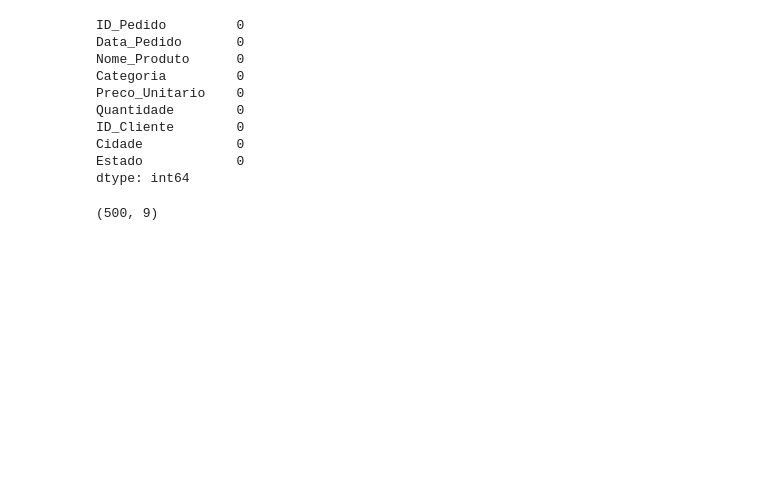
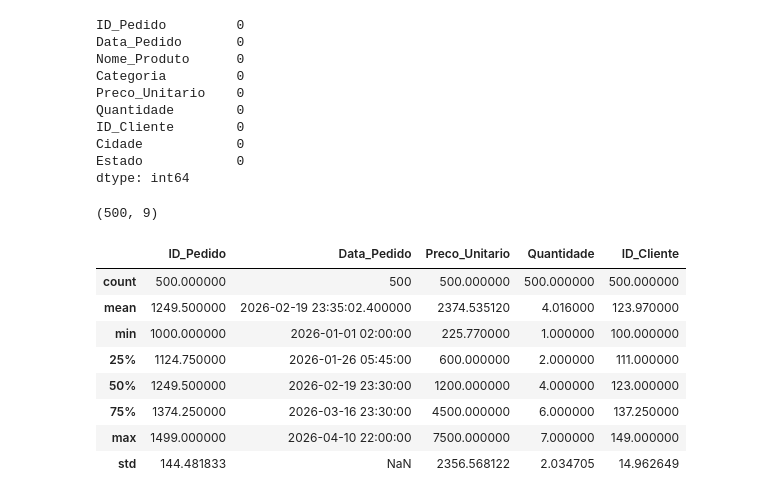
Before and after one commit to letambelli/dsa-python-fundamentos-da-linguagem-python-mini-projeto-1, a Jupyter notebook: main.ipynb, the cells around one changed output. Cells and saved outputs as stored; diff of their text form; code cells hidden in the pictures; blank space fills up the shorter version.

```diff
--- a/main.ipynb
+++ b/main.ipynb
@@ -231,3 +237,15 @@ dtype: int64
 df_vendas.shape
 # %% [output]
 (500, 9)
+# %%
+df_vendas.describe()
+# %% [output]
+|  | ID_Pedido | Data_Pedido | Preco_Unitario | Quantidade | ID_Cliente |
+| count | 500.000000 | 500 | 500.000000 | 500.000000 | 500.000000 |
+| mean | 1249.500000 | 2026-02-19 23:35:02.400000 | 2374.535120 | 4.016000 | 123.970000 |
+| min | 1000.000000 | 2026-01-01 02:00:00 | 225.770000 | 1.000000 | 100.000000 |
+| 25% | 1124.750000 | 2026-01-26 05:45:00 | 600.000000 | 2.000000 | 111.000000 |
+| 50% | 1249.500000 | 2026-02-19 23:30:00 | 1200.000000 | 4.000000 | 123.000000 |
+| 75% | 1374.250000 | 2026-03-16 23:30:00 | 4500.000000 | 6.000000 | 137.250000 |
+| max | 1499.000000 | 2026-04-10 22:00:00 | 7500.000000 | 7.000000 | 149.000000 |
+| std | 144.481833 | NaN | 2356.568122 | 2.034705 | 14.962649 |
```
Also changed, not shown: parts of 14 cells of this notebook.
